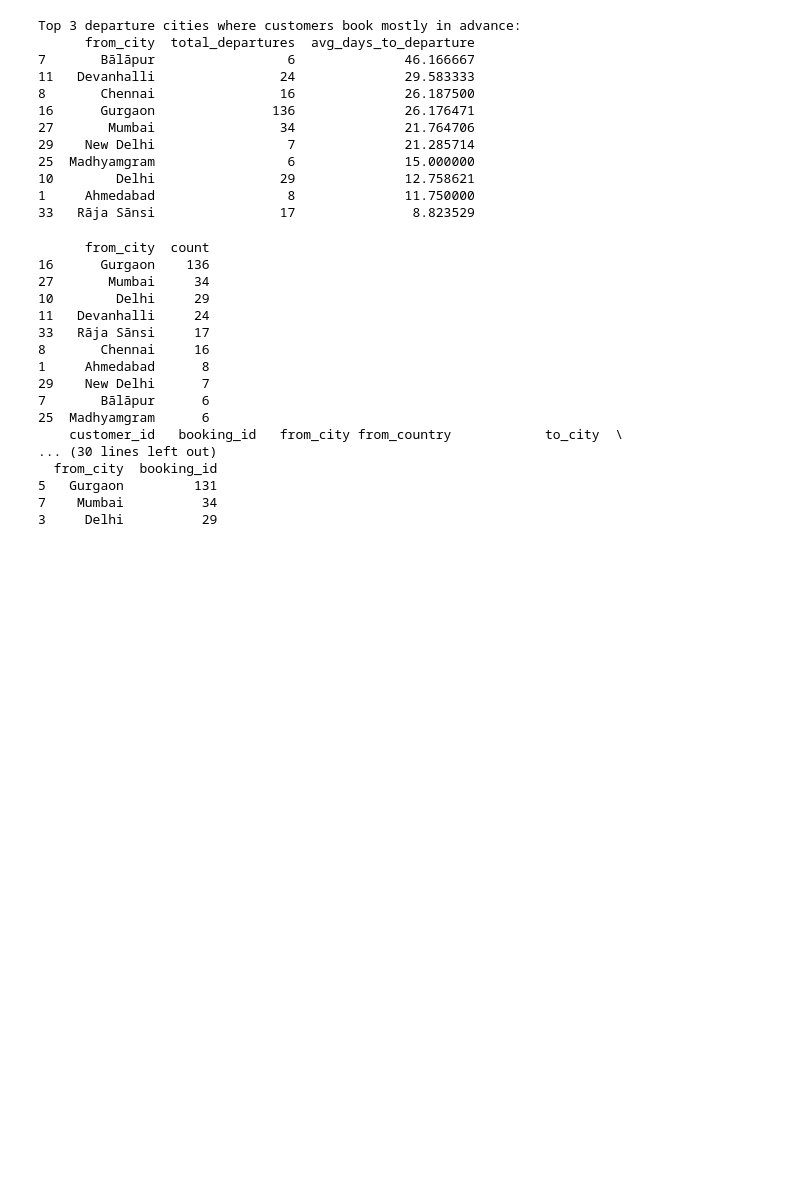
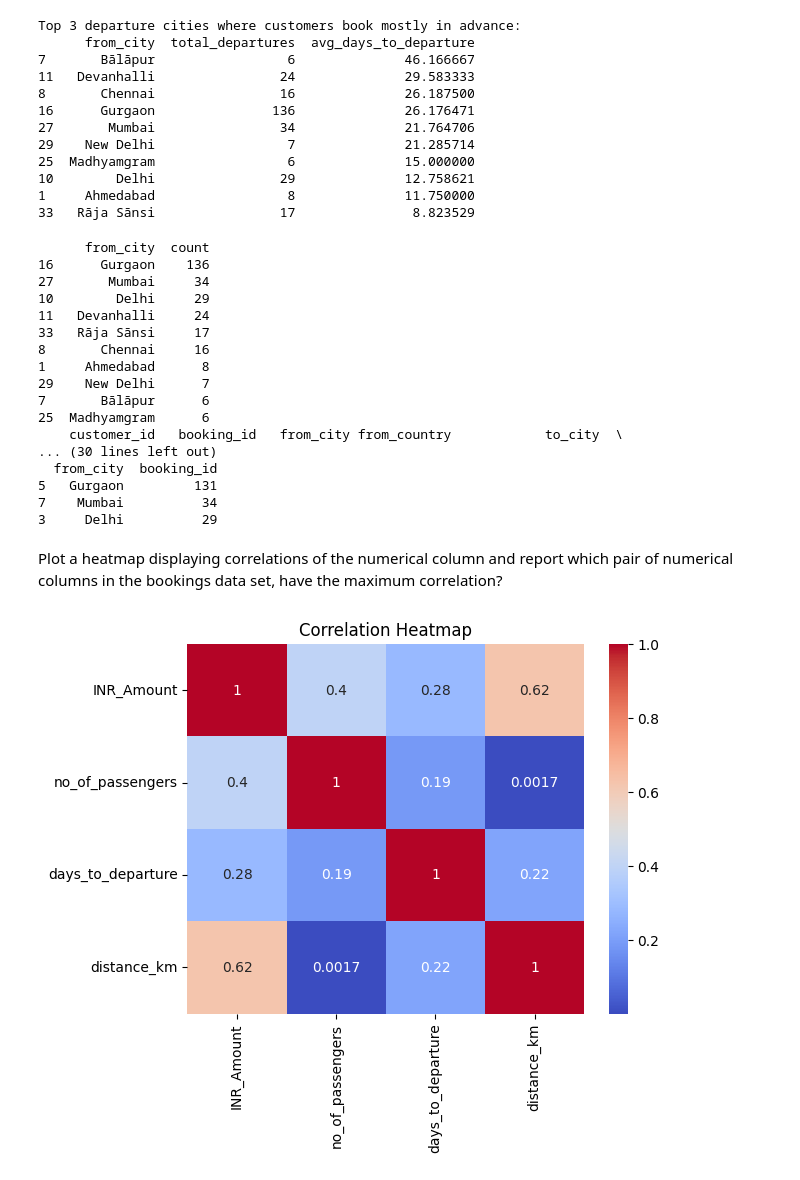
Before and after one commit to Ninja-draw-coder/PythonProjects, a Jupyter notebook: Travel_Aggregator_Analysis.ipynb, the cells around one changed output. Drawn from its saved outputs; the diff is of its cells as text; code cells hidden in the pictures; blank space fills up the shorter version.

```diff
--- a/Travel_Aggregator_Analysis.ipynb
+++ b/Travel_Aggregator_Analysis.ipynb
@@ -267,3 +267,22 @@ print(df_advance_departurecity.head(3))
 5   Gurgaon         131
 7    Mumbai          34
 3     Delhi          29
+# %% [markdown]
+Plot a heatmap displaying correlations of the numerical column and report which
+pair of numerical columns in the bookings data set, have the maximum correlation?
+# %%
+#Plot a heatmap displaying correlations of the numerical column and report which
+#pair of numerical columns in the bookings data set, have the maximum correlation?
+import pandas as pd
+import seaborn as sns
+import matplotlib.pyplot as plt
+
+# Step 1: Load the data
+data_booking = pd.read_csv("Bookings.csv")  # Replace with your filename
+selected_columns = ['INR_Amount','no_of_passengers','days_to_departure','distance_km']
+sns.heatmap(data_booking[selected_columns].corr(), annot=True, cmap='coolwarm')
+plt.title('Correlation Heatmap')
+plt.show()
+#dataset with maxiumum corelation
+# %% [output]
+[figure, added]
```
Also changed, not shown: parts of 2 cells of this notebook.
